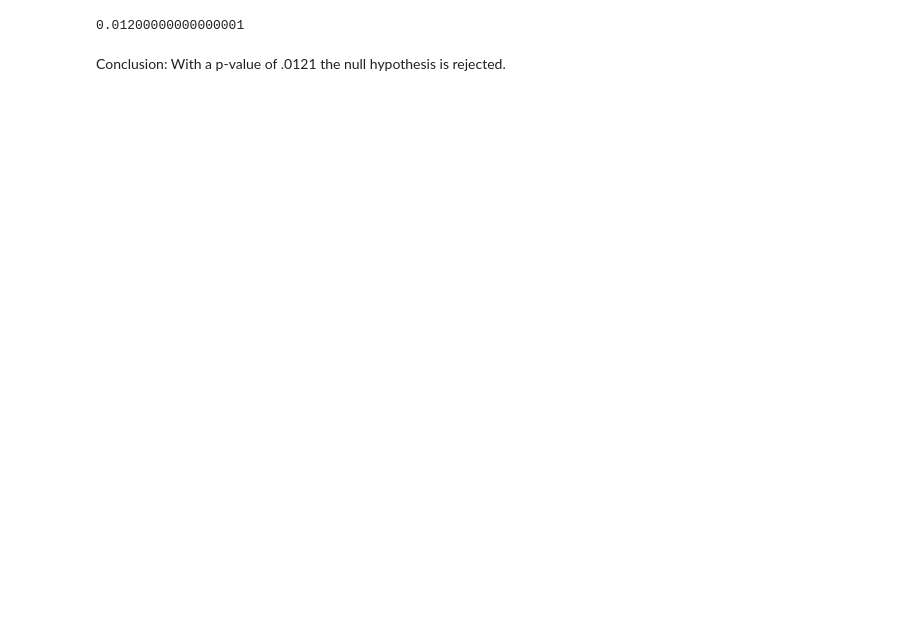
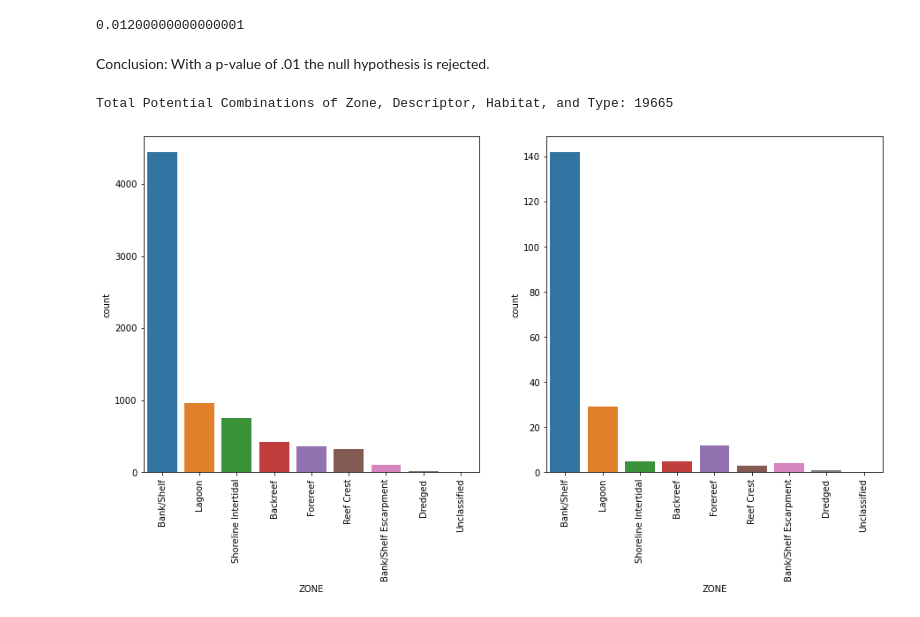
Before and after one commit to eric220/lf_probability_map, a Jupyter notebook: notebooks/Explore_Data.ipynb, the cells around one changed output. Drawn from its saved outputs; the diff is of its cells as text; code cells hidden in the pictures; blank space fills up the shorter version.

```diff
--- a/notebooks/Explore_Data.ipynb
+++ b/notebooks/Explore_Data.ipynb
@@ -174,4 +106,22 @@ plt.hist(season_cnts, color = 'lightblue');
 # %% [output]
 0.01200000000000001
 # %% [markdown]
-Conclusion: With a p-value of .0121 the null hypothesis is rejected.
+Conclusion: With a p-value of .01 the null hypothesis is rejected.
+# %%
+#total potetial combinations
+d_unique = df.DESCRIPTOR.unique()
+z_unique = df.ZONE.unique()
+h_unique = df.HABITAT.unique()
+t_unique = df.TYPE.unique()
+print('Total Potential Combinations of Zone, Descriptor, Habitat, and Type: {}'.format(len(d_unique)* len(z_unique)\
+                                                                                       * len(h_unique)* len(t_unique)))
+# %% [output]
+Total Potential Combinations of Zone, Descriptor, Habitat, and Type: 19665
+# %%
+fig, (ax1, ax2) = plt.subplots(1, 2, figsize=(15,7))
+ax1.set_xticklabels(ax1.get_xticklabels(),rotation = 90)
+ax2.set_xticklabels(ax2.get_xticklabels(),rotation = 90)
+sn.countplot(x = df.ZONE, data = df.query('num_lf == 0'), ax = ax1, order = df['ZONE'].value_counts().index)
+sn.countplot(x = 'ZONE', data = df.query('num_lf > 0'), ax = ax2, order = df['ZONE'].value_counts().index);
+# %% [output]
+[figure, added]
```
Also changed, not shown: parts of 28 cells of this notebook.
